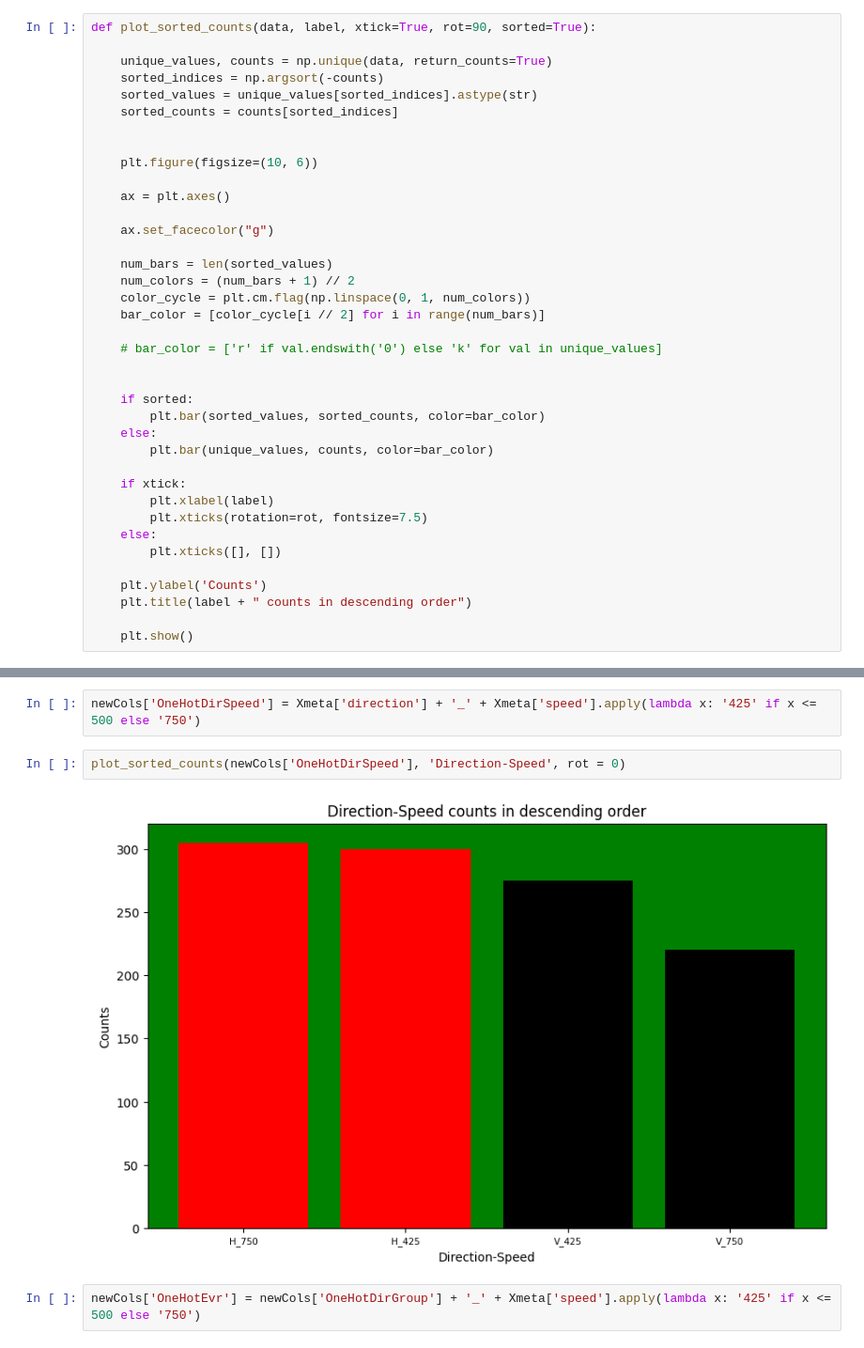
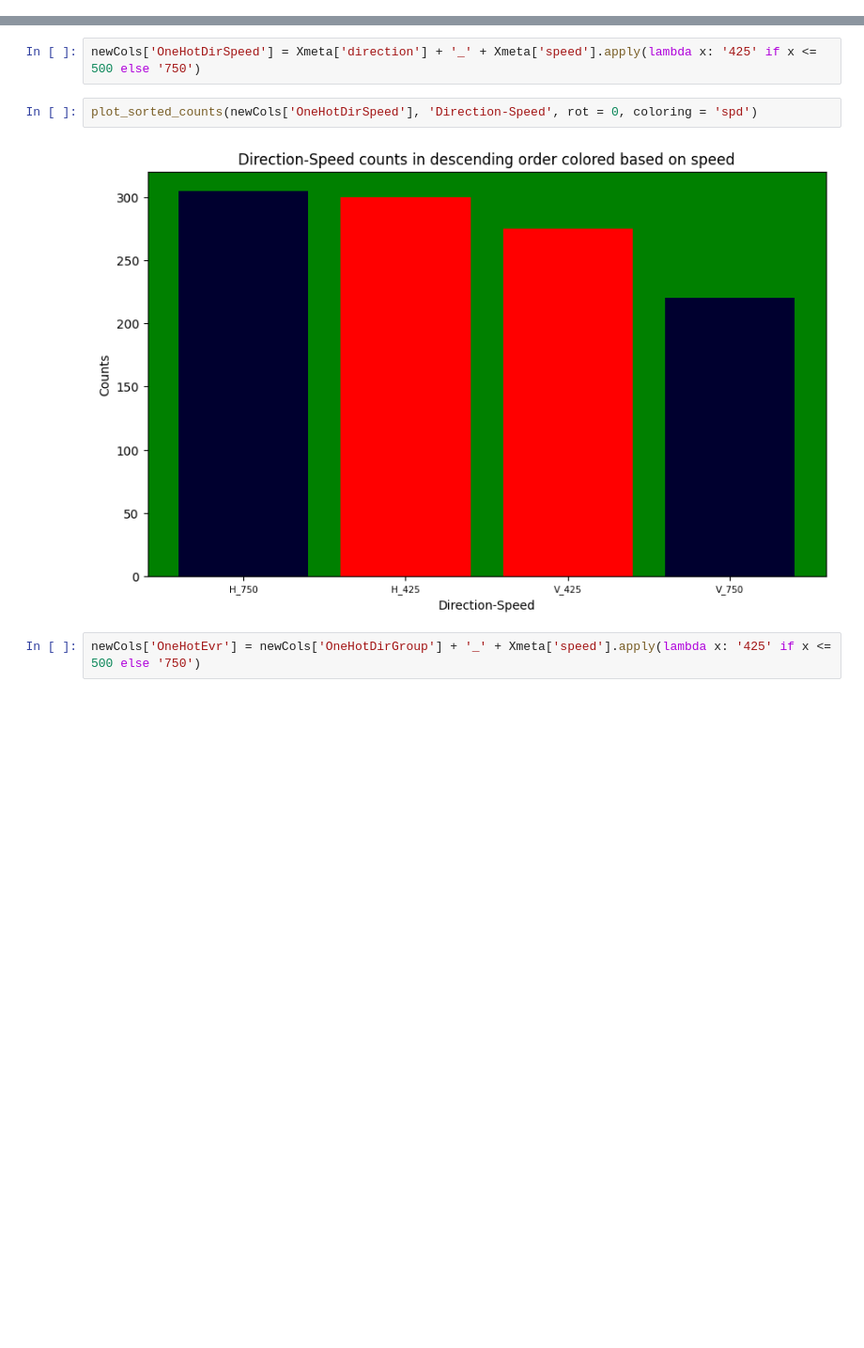
Before and after one commit to ItsKhaled/ML_Challenge, a Jupyter notebook: code/Notebook_Khaled.ipynb, the cells around one changed output, grey strips where cells are left out. Shown at 94% size. Cells and saved outputs as stored; diff of their text form; blank space fills up the shorter version.

```diff
--- a/code/Notebook_Khaled.ipynb
+++ b/code/Notebook_Khaled.ipynb
@@ -83,41 +48,3 @@ D = Xmeta['direction']
 G = Xmeta['group']
 S = Xmeta['speed']
 L = Xmeta['label']
-# %%
-def plot_sorted_counts(data, label, xtick=True, rot=90, sorted=True):
-
-    unique_values, counts = np.unique(data, return_counts=True)
-    sorted_indices = np.argsort(-counts)
-    sorted_values = unique_values[sorted_indices].astype(str)
-    sorted_counts = counts[sorted_indices]
-
-
-    plt.figure(figsize=(10, 6))
-
-    ax = plt.axes()
-
-    ax.set_facecolor("g")
-
-    num_bars = len(sorted_values)
-    num_colors = (num_bars + 1) // 2
-    color_cycle = plt.cm.flag(np.linspace(0, 1, num_colors))
-    bar_color = [color_cycle[i // 2] for i in range(num_bars)]
-
-    # bar_color = ['r' if val.endswith('0') else 'k' for val in unique_values]
-
-
-    if sorted:
-        plt.bar(sorted_values, sorted_counts, color=bar_color)
-    else:
-        plt.bar(unique_values, counts, color=bar_color)
-
-    if xtick:
-        plt.xlabel(label)
-        plt.xticks(rotation=rot, fontsize=7.5)
-    else:
-        plt.xticks([], [])
-
-    plt.ylabel('Counts')
-    plt.title(label + " counts in descending order")
-
-    plt.show()
@@ -143,9 +72,9 @@ plot_sorted_counts(newCols['OneHotDirGroup'], 'Direction-Group', rot = 0)
 # %%
 newCols['OneHotDirSpeed'] = Xmeta['direction'] + '_' + Xmeta['speed'].apply(lambda x: '425' if x <= 500 else '750')
 # %%
-plot_sorted_counts(newCols['OneHotDirSpeed'], 'Direction-Speed', rot = 0)
+plot_sorted_counts(newCols['OneHotDirSpeed'], 'Direction-Speed', rot = 0, coloring = 'spd')
 # %% [output]
-[figure, old version]
+[figure, new version]
 # %%
 newCols['OneHotEvr'] = newCols['OneHotDirGroup'] + '_' + Xmeta['speed'].apply(lambda x: '425' if x <= 500 else '750')
 # %%
```
Also changed, not shown: parts of 42 cells of this notebook, 1 other file.
